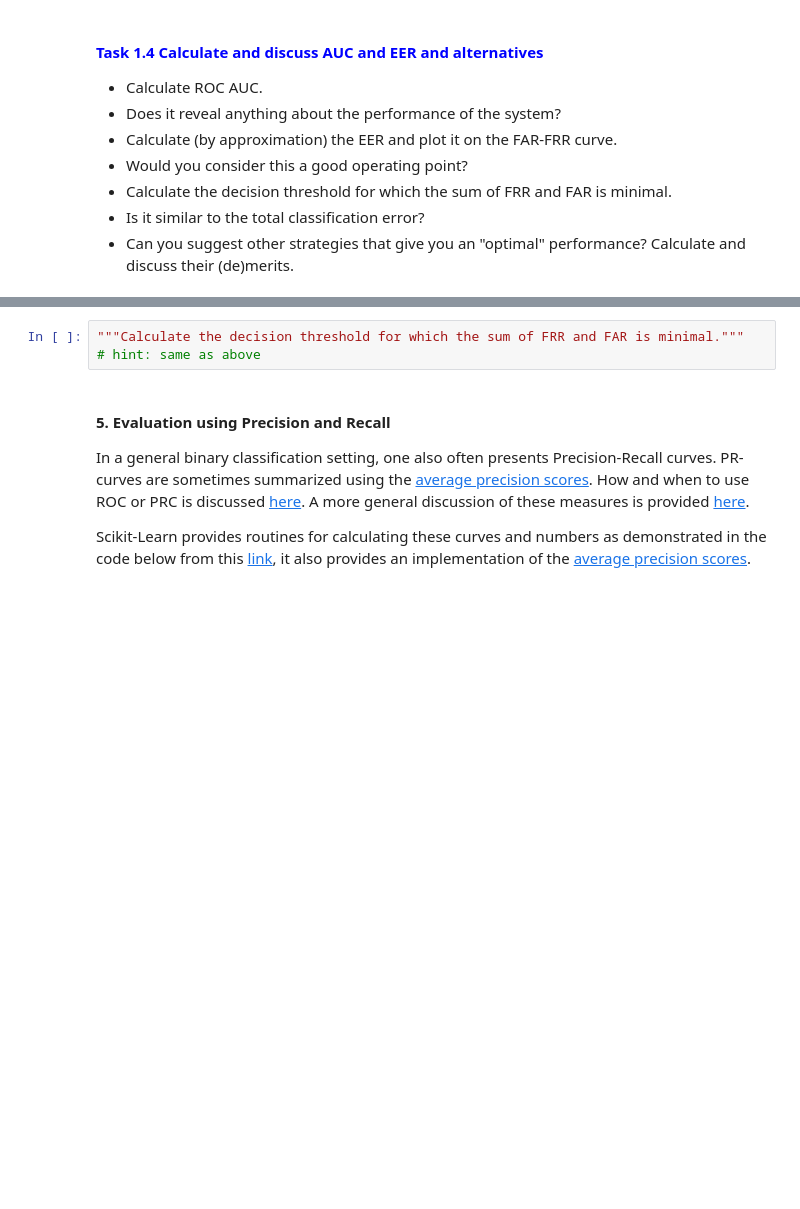
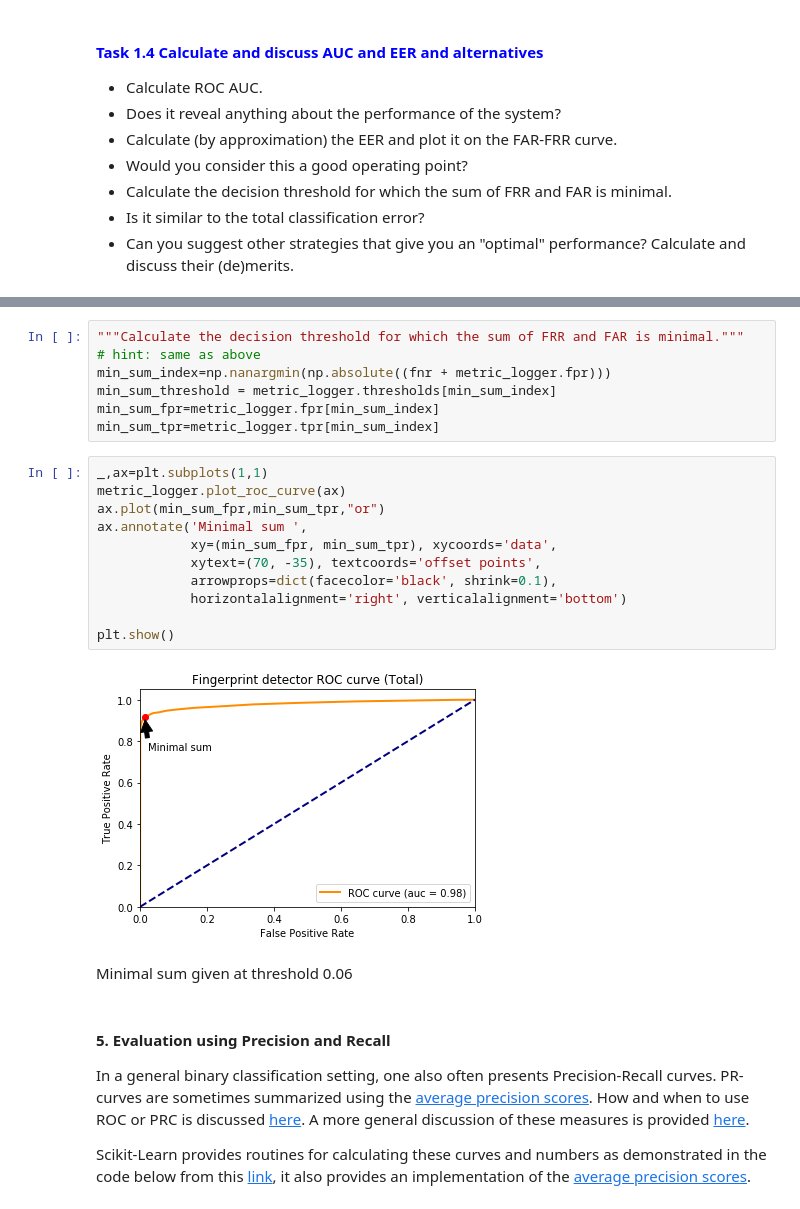
Before and after one commit to JesusGarciaRamirez/Biometrics, a Jupyter notebook: BioAssigment1/assignment_1.ipynb, the cells around one changed output, grey strips where cells are left out. Cells and saved outputs as stored; diff of their text form; blank space fills up the shorter version.

```diff
--- a/BioAssigment1/assignment_1.ipynb
+++ b/BioAssigment1/assignment_1.ipynb
@@ -434,6 +490,25 @@ NameError: name 'fpr' is not defined
 # %%
 """Calculate the decision threshold for which the sum of FRR and FAR is minimal."""
 # hint: same as above
+min_sum_index=np.nanargmin(np.absolute((fnr + metric_logger.fpr)))
+min_sum_threshold = metric_logger.thresholds[min_sum_index]
+min_sum_fpr=metric_logger.fpr[min_sum_index]
+min_sum_tpr=metric_logger.tpr[min_sum_index]
+# %%
+_,ax=plt.subplots(1,1)
+metric_logger.plot_roc_curve(ax)
+ax.plot(min_sum_fpr,min_sum_tpr,"or")
+ax.annotate('Minimal sum ',
+            xy=(min_sum_fpr, min_sum_tpr), xycoords='data',
+            xytext=(70, -35), textcoords='offset points',
+            arrowprops=dict(facecolor='black', shrink=0.1),
+            horizontalalignment='right', verticalalignment='bottom')
+
+plt.show()
+# %% [output]
+[figure, added]
+# %% [markdown]
+Minimal sum given at threshold 0.06
 # %% [markdown]
 #### 5. Evaluation using Precision and Recall
 
```
Also changed, not shown: parts of 10 cells of this notebook, 1 other file.
